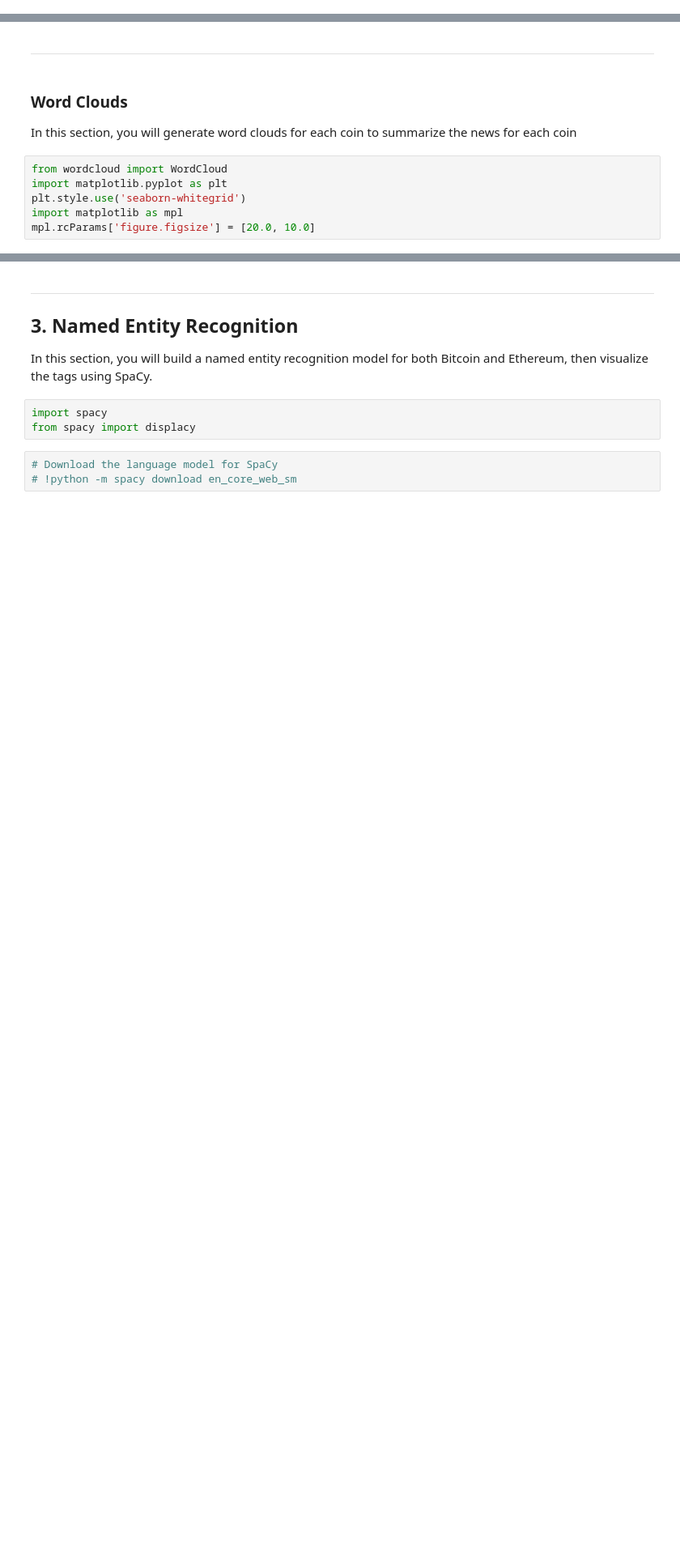
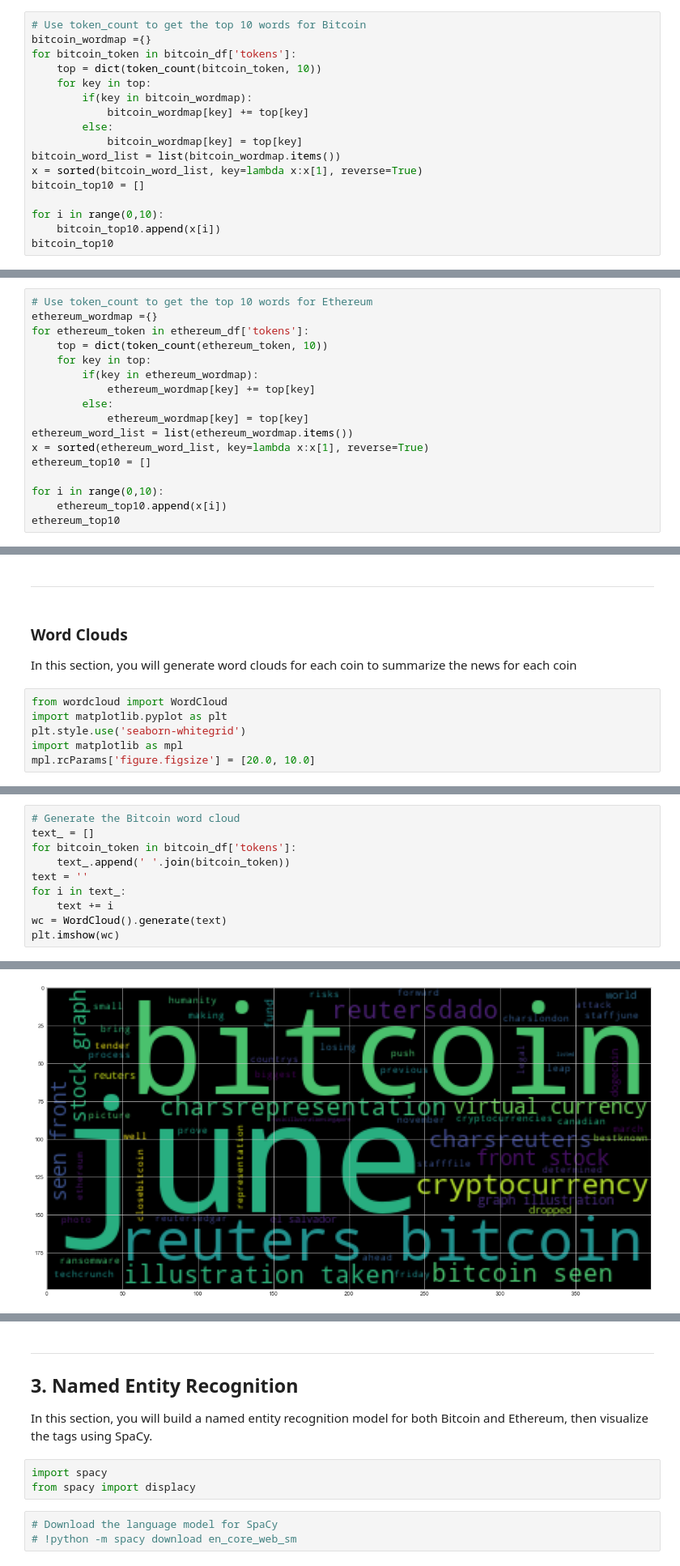
Before and after one commit to Wil-bro0824/Tales-From-Crypto, a Jupyter notebook: crypto_sentiment.ipynb, the cells around one changed output, grey strips where cells are left out. Shown at 81% size. Saved outputs shown, nothing was run; the diff lists cells and outputs as text; blank space fills up the shorter version.

```diff
--- a/crypto_sentiment.ipynb
+++ b/crypto_sentiment.ipynb
@@ -299,0 +319,17 @@ def token_count(tokens, N=3):
+# %%
+# Use token_count to get the top 10 words for Bitcoin
+bitcoin_wordmap ={}
+for bitcoin_token in bitcoin_df['tokens']:
+    top = dict(token_count(bitcoin_token, 10))
+    for key in top:
+        if(key in bitcoin_wordmap):
+            bitcoin_wordmap[key] += top[key]
+        else:
+            bitcoin_wordmap[key] = top[key]
+bitcoin_word_list = list(bitcoin_wordmap.items())
+x = sorted(bitcoin_word_list, key=lambda x:x[1], reverse=True)
+bitcoin_top10 = []
+
+for i in range(0,10):
+    bitcoin_top10.append(x[i])
+bitcoin_top10
@@ -299,0 +347,17 @@ def token_count(tokens, N=3):
+# %%
+# Use token_count to get the top 10 words for Ethereum
+ethereum_wordmap ={}
+for ethereum_token in ethereum_df['tokens']:
+    top = dict(token_count(ethereum_token, 10))
+    for key in top:
+        if(key in ethereum_wordmap):
+            ethereum_wordmap[key] += top[key]
+        else:
+            ethereum_wordmap[key] = top[key]
+ethereum_word_list = list(ethereum_wordmap.items())
+x = sorted(ethereum_word_list, key=lambda x:x[1], reverse=True)
+ethereum_top10 = []
+
+for i in range(0,10):
+    ethereum_top10.append(x[i])
+ethereum_top10
@@ -317,0 +387,11 @@ mpl.rcParams['figure.figsize'] = [20.0, 10.0]
+# %%
+# Generate the Bitcoin word cloud
+text_ = []
+for bitcoin_token in bitcoin_df['tokens']:
+    text_.append(' '.join(bitcoin_token))
+text = ''
+for i in text_:
+    text += i
+wc = WordCloud().generate(text)
+plt.imshow(wc)
+# %% [output]
@@ -317,0 +399 @@ mpl.rcParams['figure.figsize'] = [20.0, 10.0]
+[figure, added]
```
Also changed, not shown: parts of 17 cells of this notebook.
